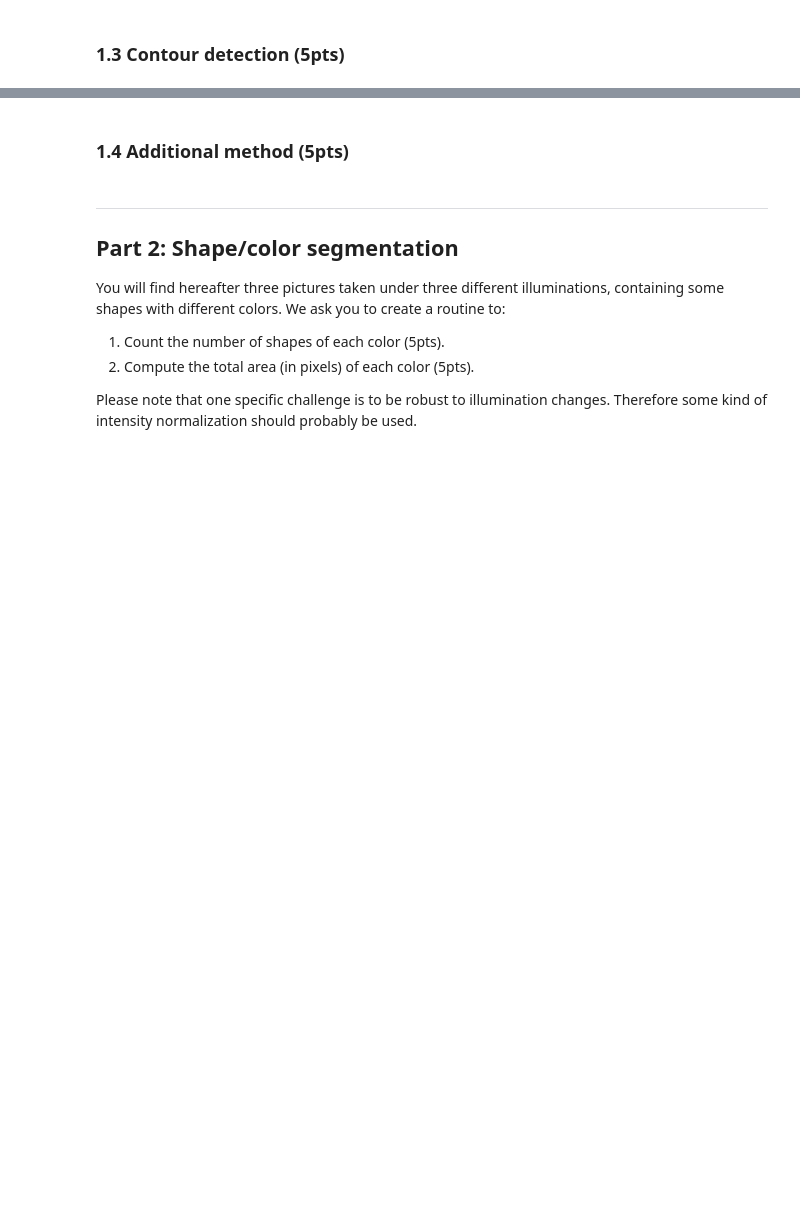
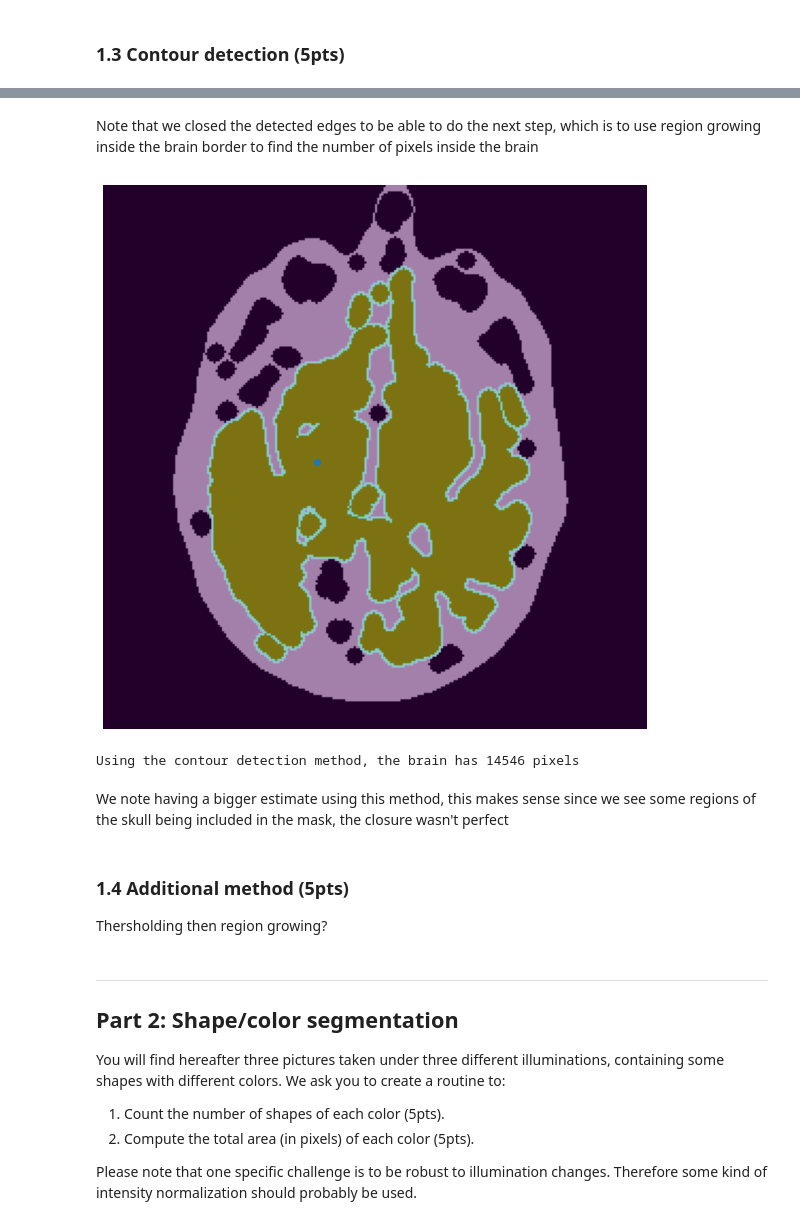
Before and after one commit to aalshabaan/iapr, a Jupyter notebook: labs/lab_01_segmentation.ipynb, the cells around one changed output, grey strips where cells are left out. Saved outputs shown, nothing was run; the diff lists cells and outputs as text; code cells hidden in the pictures; blank space fills up the shorter version.

```diff
--- a/labs/lab_01_segmentation.ipynb
+++ b/labs/lab_01_segmentation.ipynb
@@ -221,5 +164,26 @@ True
+# %% [markdown]
+Note that we closed the detected edges to be able to do the next step, which is to use region growing inside the brain border to find the number of pixels inside the brain
+# %%
+img_mask = -1*np.ones_like(edges)
+thread = threading.Thread(target=region_growing, args=(edges, init_pix, lambda x,y:  x== y))
+thread.start()
+plt.figure(figsize=(10,10))
+plt.imshow(edges, cmap='gray')
+plt.scatter(init_pix[1], init_pix[0])
+plt.imshow(img_mask, alpha=0.5)
+plt.axis('off')
+plt.show()
+# %% [output]
+[figure, added]
+# %%
+print(f'Using the contour detection method, the brain has {(img_mask == 1).sum()} pixels')
+# %% [output]
+Using the contour detection method, the brain has 14546 pixels
+# %% [markdown]
+We note having a bigger estimate using this method, this makes sense since we see some regions of the skull being included in the mask, the closure wasn't perfect
 # %% [markdown]
 ### 1.4 Additional method (5pts)
+Thersholding then region growing?
 # %%
 # Add your implementation and discussion
 # %% [markdown]
```
Also changed, not shown: parts of 11 cells of this notebook, 1 other file.
